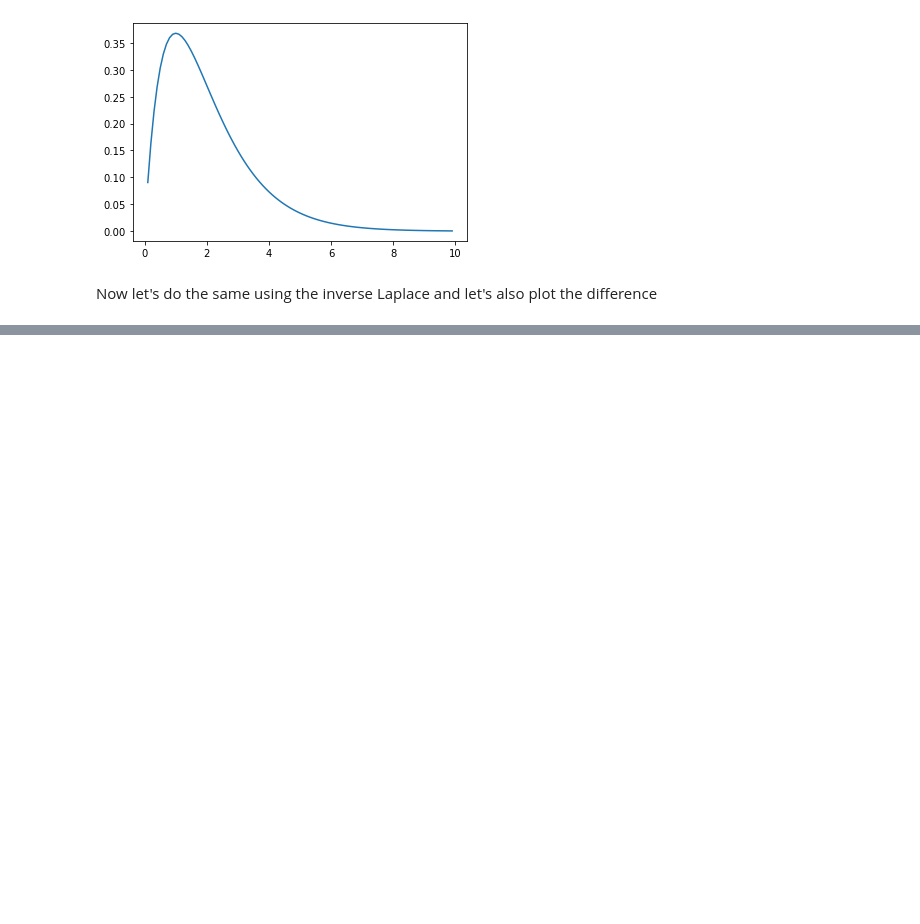
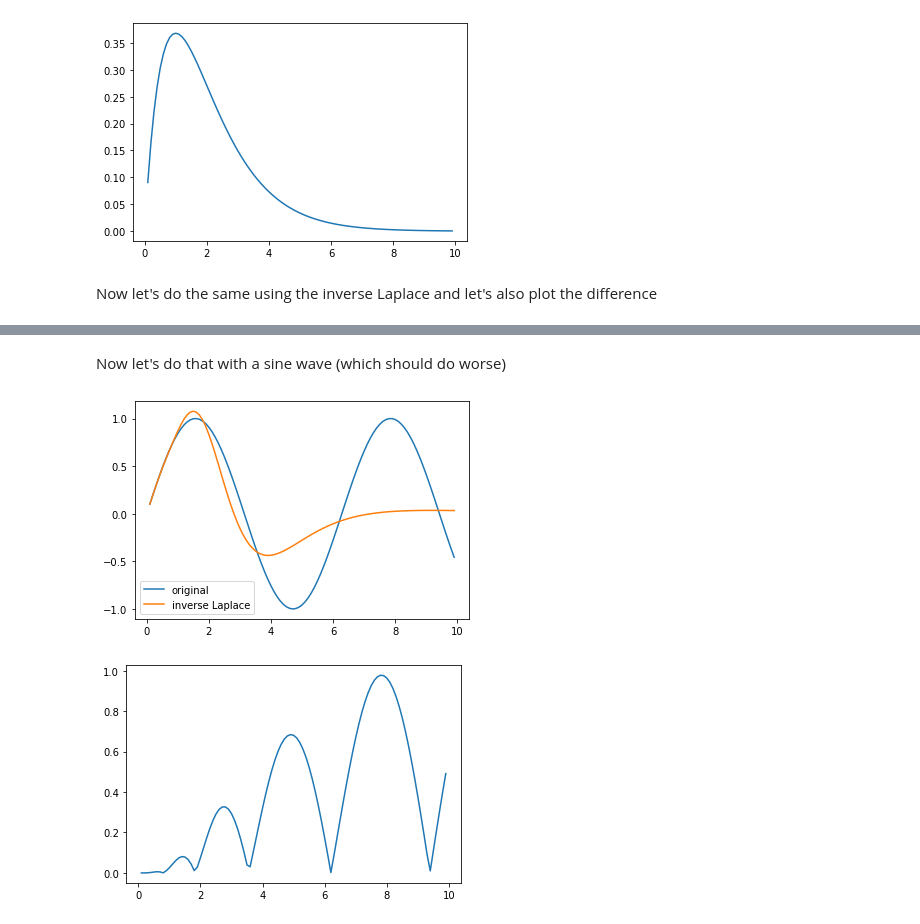
Before and after one commit to sergiogyoz/PDE_Network, a Jupyter notebook: SimpleLaplaceExample.ipynb, the cells around one changed output, grey strips where cells are left out. Cells and saved outputs as stored; diff of their text form; code cells hidden in the pictures; blank space fills up the shorter version.

Commit message:
Added the sine inverse laplace to see it doesn't work (expected)

```diff
--- a/SimpleLaplaceExample.ipynb
+++ b/SimpleLaplaceExample.ipynb
@@ -44,0 +46,22 @@ plt.plot(t,diff,label="difference");
+# %% [markdown]
+Now let's do that with a sine wave (which should do worse)
+# %%
+ft = lambda t: sin(t)  #Time domain
+fs = lambda s: 1/(s**2+1) #Laplace domain
+
+f=[]; f2=[];
+for time in t:
+    f.append( ft(time) )
+    f2.append(invertlaplace(fs,time,method='stehfest',degree=7));
+
+plt.plot(t,f,label="original");
+plt.plot(t,f2,label="inverse Laplace");
+plt.legend();
+plt.show();
+
+plt.figure();
+diff=np.abs(np.array(f)-np.array(f2));
+plt.plot(t,diff,label="difference");
+# %% [output]
+[figure, added]
+[figure, added]
```
Also changed, not shown: parts of 2 cells of this notebook.
